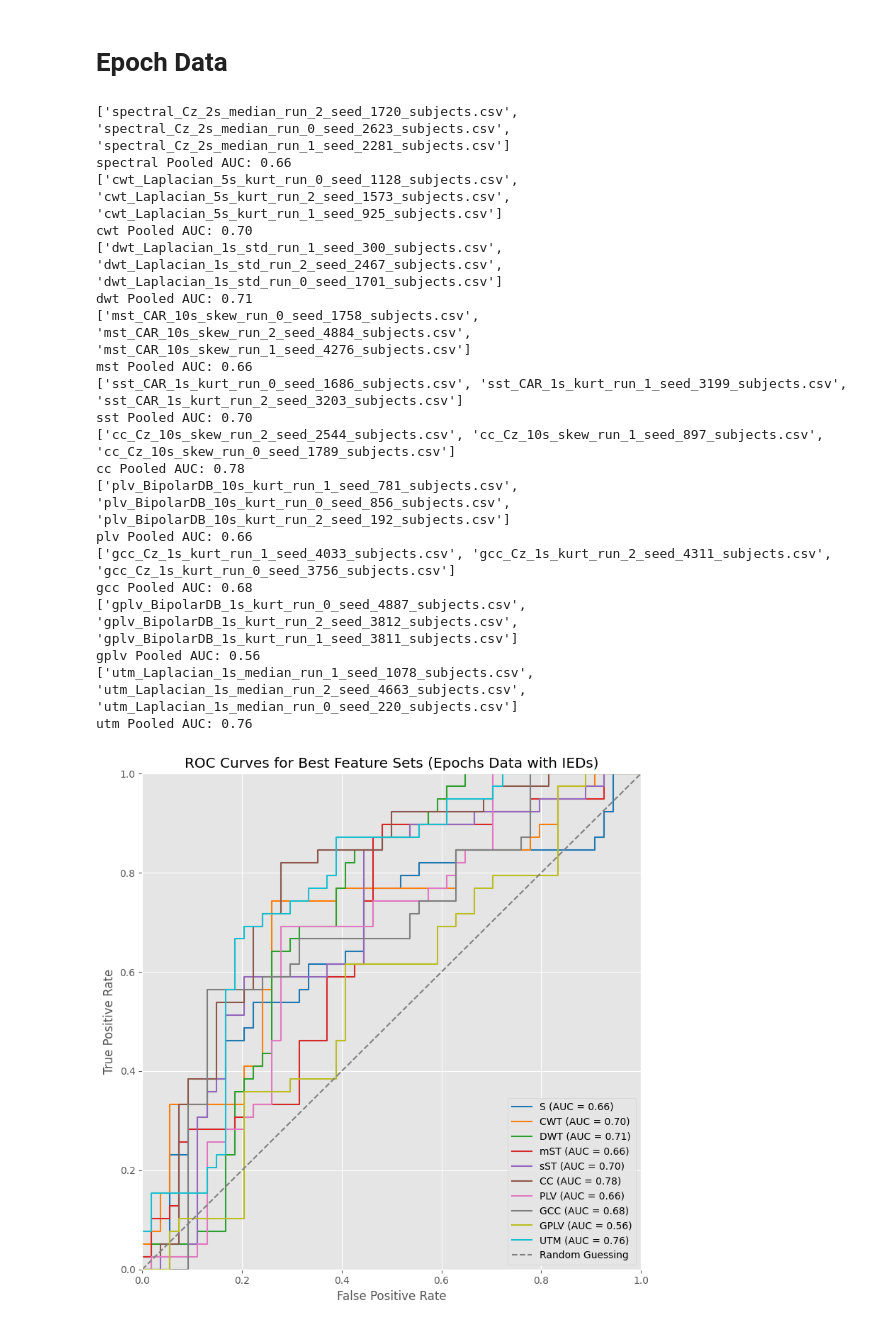
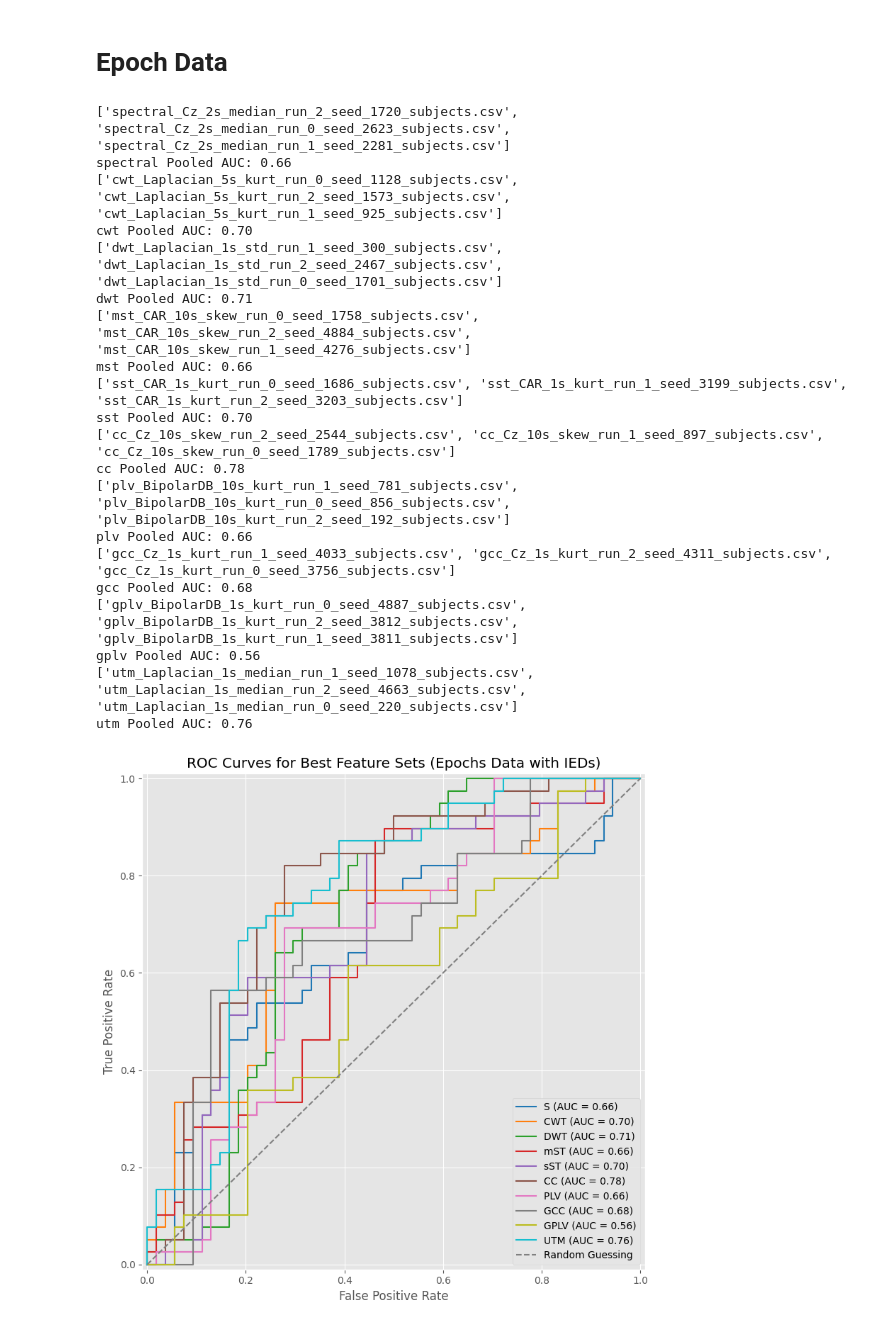
Before and after one commit to gzanardini/IED-free-EEG-classification, a Jupyter notebook: plotting/tuh_roc_ss.ipynb, the cells around one changed output. Saved outputs shown, nothing was run; the diff lists cells and outputs as text; code cells hidden in the pictures.

```diff
--- a/plotting/tuh_roc_ss.ipynb
+++ b/plotting/tuh_roc_ss.ipynb
@@ -316,8 +316,8 @@ for i, feature_type in enumerate(feat_types):
     axs[i].plot([0, 1], [0, 1], '--', label='', color='gray')
     axs[i].set_xlabel('False Positive Rate')
     axs[i].set_ylabel('True Positive Rate')
-    axs[i].set_xlim([0, 1])
-    axs[i].set_ylim([0, 1])
+    axs[i].set_xlim([-0.01, 1.01])
+    axs[i].set_ylim([-0.01, 1.01])
     axs[i].legend(loc='lower right')
     axs[i].grid(True)
     axs[i].set_aspect('equal')
@@ -371,36 +371,36 @@ for feature_type in feat_types:
     plt.step(fpr_pooled, tpr_pooled, label=f'{featnames[feature_type]} (AUC = {auc_pooled:.2f})', color=colors[feat_types.index(feature_type)], linestyle='solid')
     print(f'{feature_type} Pooled AUC: {auc_pooled:.2f}')
 plt.title('ROC Curves for Best Feature Sets (Epochs Data with IEDs)')
 plt.plot([0, 1], [0, 1], '--', label='Random Guessing', color='gray')
 plt.xlabel('False Positive Rate')
 plt.ylabel('True Positive Rate')
-plt.xlim([0, 1])
-plt.ylim([0, 1])
+plt.xlim([-0.01, 1.01])
+plt.ylim([-0.01, 1.01])
 plt.legend(loc='lower right')
 plt.grid(True)
 plt.tight_layout()
 # %% [output]
 ['spectral_Cz_2s_median_run_2_seed_1720_subjects.csv', 'spectral_Cz_2s_median_run_0_seed_2623_subjects.csv', 'spectral_Cz_2s_median_run_1_seed_2281_subjects.csv']
 spectral Pooled AUC: 0.66
 ['cwt_Laplacian_5s_kurt_run_0_seed_1128_subjects.csv', 'cwt_Laplacian_5s_kurt_run_2_seed_1573_subjects.csv', 'cwt_Laplacian_5s_kurt_run_1_seed_925_subjects.csv']
 cwt Pooled AUC: 0.70
 ['dwt_Laplacian_1s_std_run_1_seed_300_subjects.csv', 'dwt_Laplacian_1s_std_run_2_seed_2467_subjects.csv', 'dwt_Laplacian_1s_std_run_0_seed_1701_subjects.csv']
 dwt Pooled AUC: 0.71
 ['mst_CAR_10s_skew_run_0_seed_1758_subjects.csv', 'mst_CAR_10s_skew_run_2_seed_4884_subjects.csv', 'mst_CAR_10s_skew_run_1_seed_4276_subjects.csv']
 mst Pooled AUC: 0.66
 ['sst_CAR_1s_kurt_run_0_seed_1686_subjects.csv', 'sst_CAR_1s_kurt_run_1_seed_3199_subjects.csv', 'sst_CAR_1s_kurt_run_2_seed_3203_subjects.csv']
 sst Pooled AUC: 0.70
 ['cc_Cz_10s_skew_run_2_seed_2544_subjects.csv', 'cc_Cz_10s_skew_run_1_seed_897_subjects.csv', 'cc_Cz_10s_skew_run_0_seed_1789_subjects.csv']
 cc Pooled AUC: 0.78
 ['plv_BipolarDB_10s_kurt_run_1_seed_781_subjects.csv', 'plv_BipolarDB_10s_kurt_run_0_seed_856_subjects.csv', 'plv_BipolarDB_10s_kurt_run_2_seed_192_subjects.csv']
 plv Pooled AUC: 0.66
 ['gcc_Cz_1s_kurt_run_1_seed_4033_subjects.csv', 'gcc_Cz_1s_kurt_run_2_seed_4311_subjects.csv', 'gcc_Cz_1s_kurt_run_0_seed_3756_subjects.csv']
 gcc Pooled AUC: 0.68
 ['gplv_BipolarDB_1s_kurt_run_0_seed_4887_subjects.csv', 'gplv_BipolarDB_1s_kurt_run_2_seed_3812_subjects.csv', 'gplv_BipolarDB_1s_kurt_run_1_seed_3811_subjects.csv']
 gplv Pooled AUC: 0.56
 ['utm_Laplacian_1s_median_run_1_seed_1078_subjects.csv', 'utm_Laplacian_1s_median_run_2_seed_4663_subjects.csv', 'utm_Laplacian_1s_median_run_0_seed_220_subjects.csv']
 utm Pooled AUC: 0.76
-[figure, old version]
+[figure, new version]
 # %%
 best_runs_epochs_without_ieds = {
     'spectral': ('CAR',5,'skew',('3910','807','773')),
```
Also changed, not shown: parts of 5 cells of this notebook, 25 other files.
